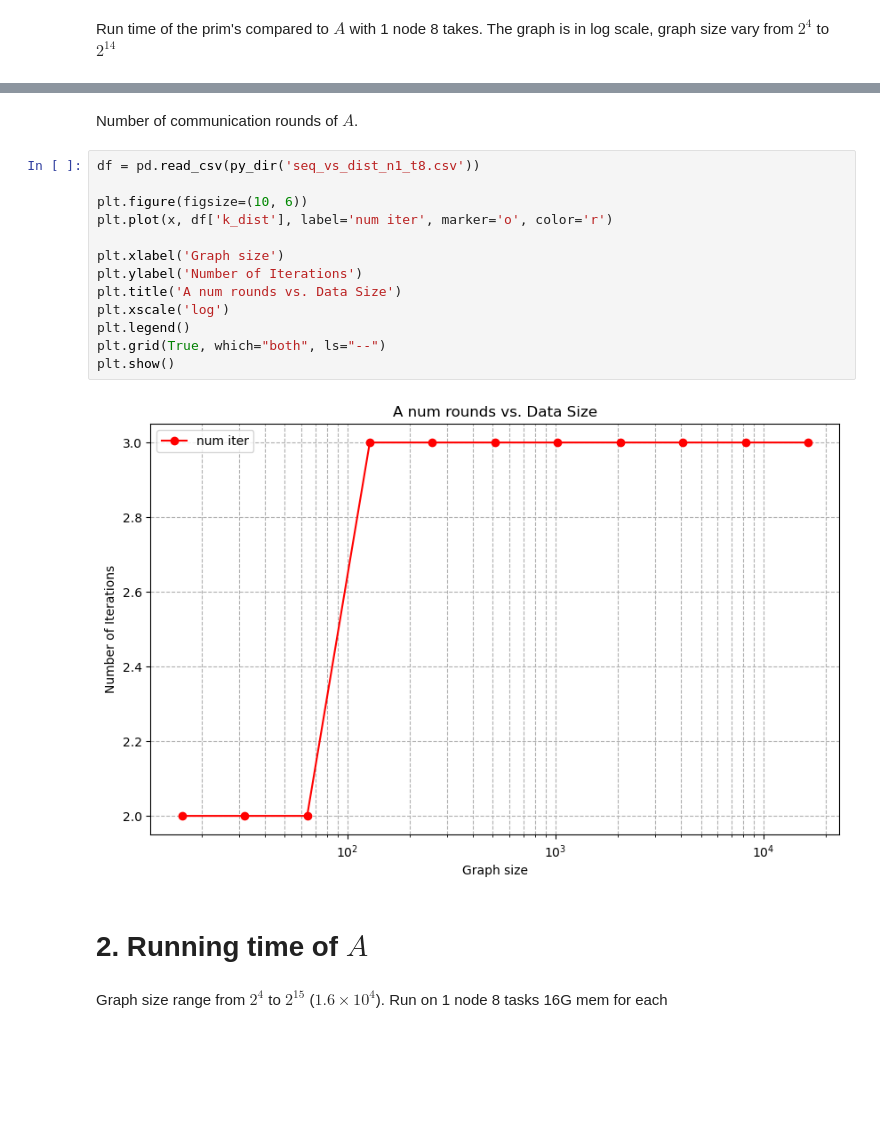
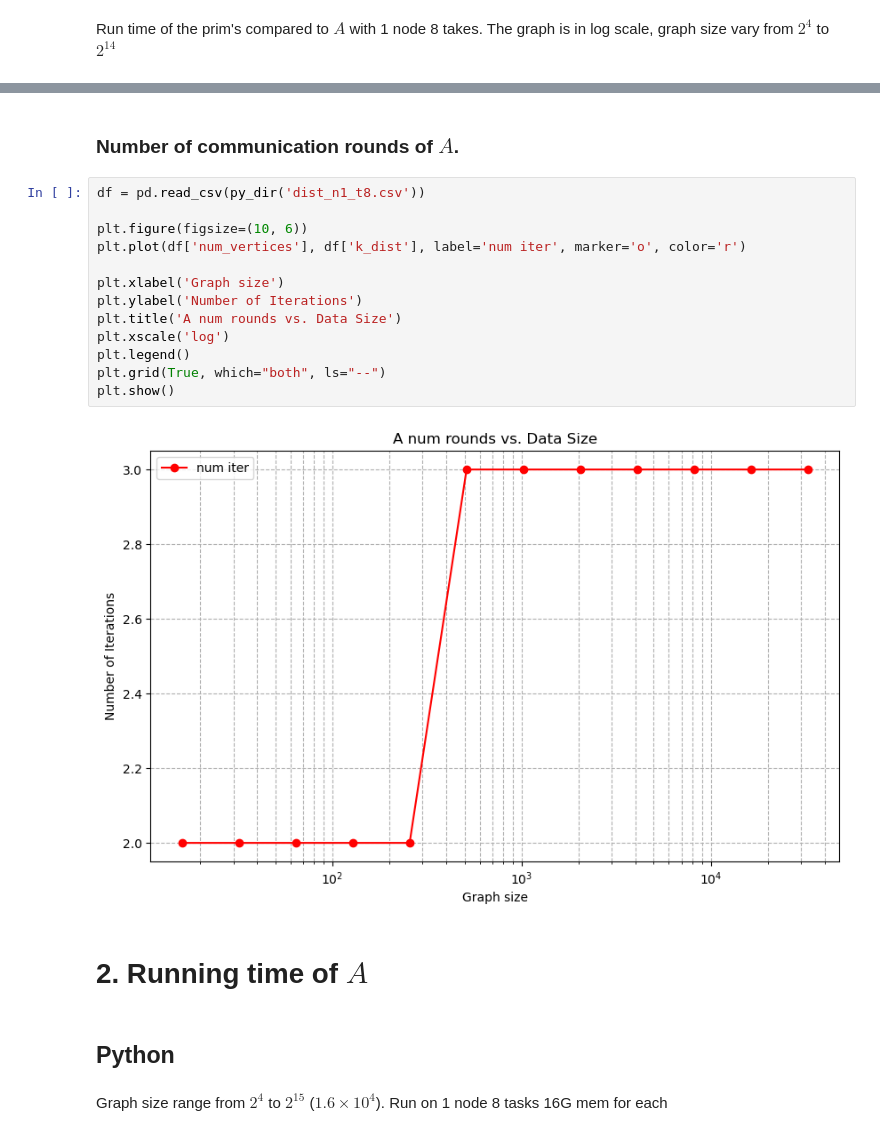
Before and after one commit to Chi-Chu319/mpc_in_practice, a Jupyter notebook: impl/data_visualization.ipynb, the cells around one changed output, grey strips where cells are left out. Drawn from its saved outputs; the diff is of its cells as text; blank space fills up the shorter version.

```diff
--- a/impl/data_visualization.ipynb
+++ b/impl/data_visualization.ipynb
@@ -85,22 +111,24 @@ plt.show()
 # %% [markdown]
-Number of communication rounds of $A$.
+### Number of communication rounds of $A$.
 # %%
-df = pd.read_csv(py_dir('seq_vs_dist_n1_t8.csv'))
+df = pd.read_csv(py_dir('dist_n1_t8.csv'))
 
 plt.figure(figsize=(10, 6))
-plt.plot(x, df['k_dist'], label='num iter', marker='o', color='r')
+plt.plot(df['num_vertices'], df['k_dist'], label='num iter', marker='o', color='r')
 
 plt.xlabel('Graph size')
 plt.ylabel('Number of Iterations')
 plt.title('A num rounds vs. Data Size')
 plt.xscale('log')
 plt.legend()
 plt.grid(True, which="both", ls="--")
 plt.show()
 # %% [output]
-[figure, old version]
+[figure, new version]
 # %% [markdown]
 # 2. Running time of $A$
+# %% [markdown]
+## Python
 # %% [markdown]
 Graph size range from $2^4$ to $2^{15}$ ($1.6 \times 10^4$). Run on 1 node 8 tasks 16G mem for each
 # %%
```
Also changed, not shown: parts of 31 cells of this notebook.
